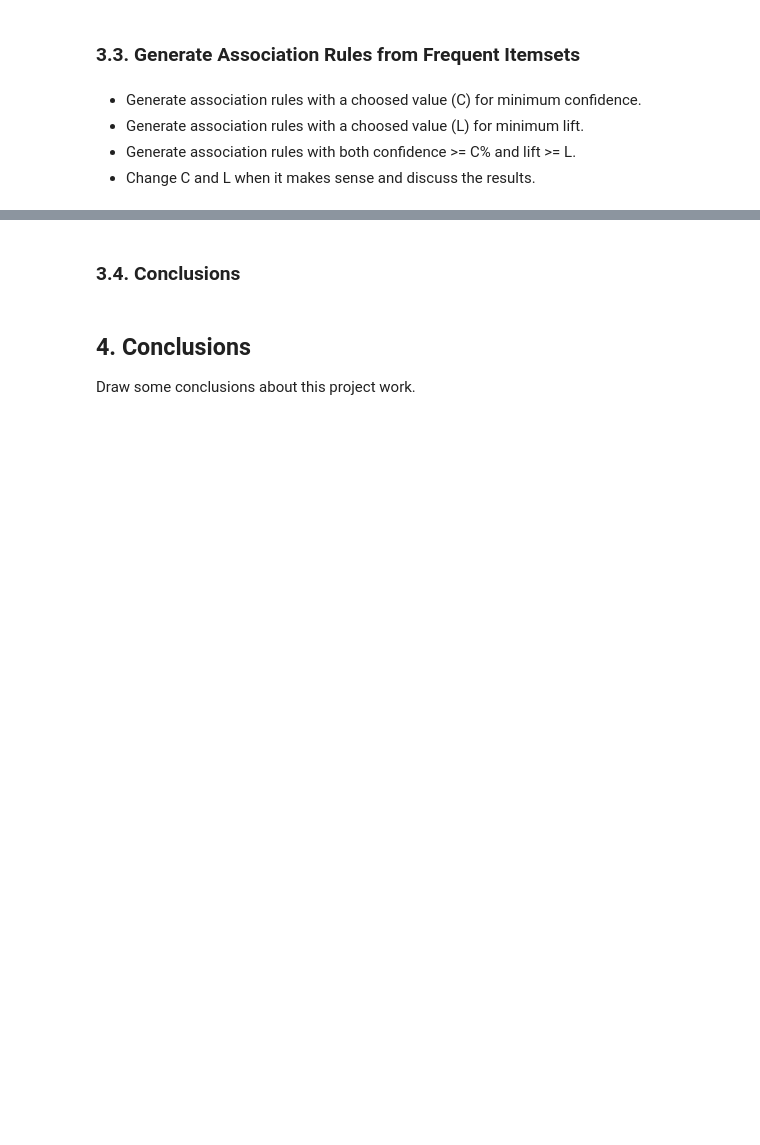
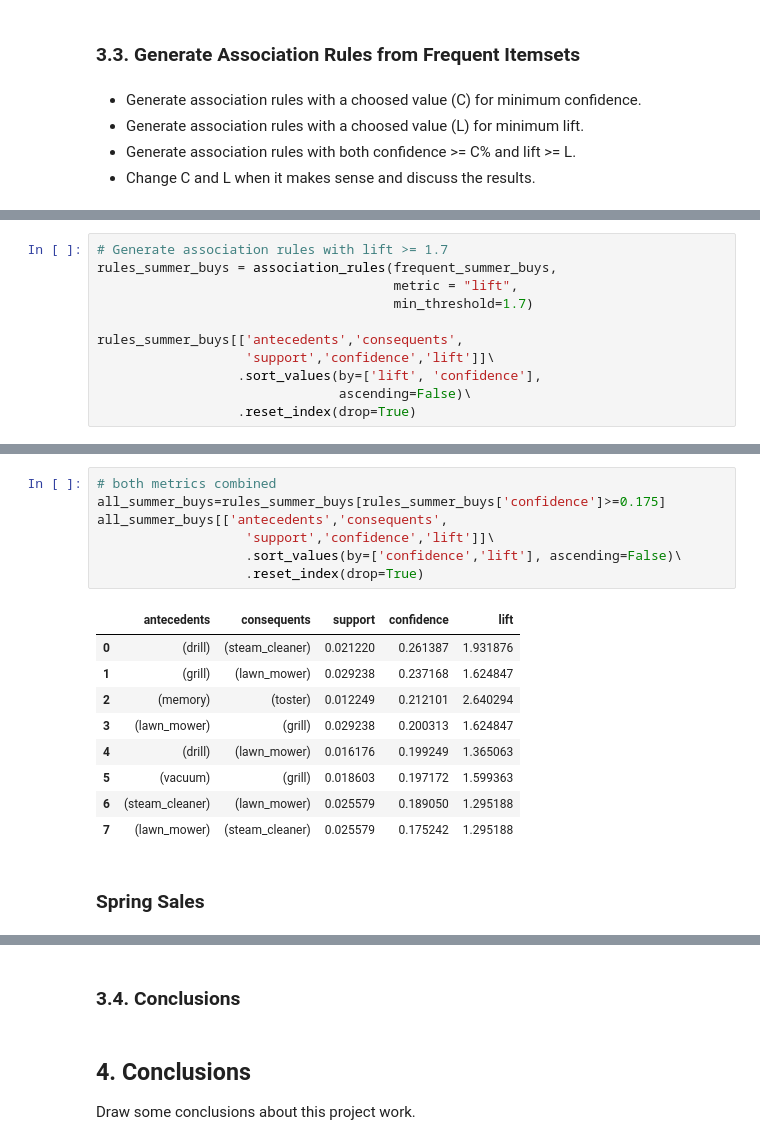
Before and after one commit to flpsantos3/PD_01, a Jupyter notebook: PD_202021_P1.ipynb, the cells around one changed output, grey strips where cells are left out. Cells and saved outputs as stored; diff of their text form; blank space fills up the shorter version.

```diff
--- a/PD_202021_P1.ipynb
+++ b/PD_202021_P1.ipynb
@@ -579,0 +882,11 @@ In this part of the project you should analyse the consumption patterns during t
+# %%
+# Generate association rules with lift >= 1.7
+rules_summer_buys = association_rules(frequent_summer_buys,
+                                      metric = "lift",
+                                      min_threshold=1.7)
+
+rules_summer_buys[['antecedents','consequents',
+                   'support','confidence','lift']]\
+                  .sort_values(by=['lift', 'confidence'],
+                               ascending=False)\
+                  .reset_index(drop=True)
@@ -579,0 +901,19 @@ In this part of the project you should analyse the consumption patterns during t
+# %%
+# both metrics combined
+all_summer_buys=rules_summer_buys[rules_summer_buys['confidence']>=0.175]
+all_summer_buys[['antecedents','consequents',
+                   'support','confidence','lift']]\
+                   .sort_values(by=['confidence','lift'], ascending=False)\
+                   .reset_index(drop=True)
+# %% [output]
+|  | antecedents | consequents | support | confidence | lift |
+| 0 | (drill) | (steam_cleaner) | 0.021220 | 0.261387 | 1.931876 |
+| 1 | (grill) | (lawn_mower) | 0.029238 | 0.237168 | 1.624847 |
+| 2 | (memory) | (toster) | 0.012249 | 0.212101 | 2.640294 |
+| 3 | (lawn_mower) | (grill) | 0.029238 | 0.200313 | 1.624847 |
+| 4 | (drill) | (lawn_mower) | 0.016176 | 0.199249 | 1.365063 |
+| 5 | (vacuum) | (grill) | 0.018603 | 0.197172 | 1.599363 |
+| 6 | (steam_cleaner) | (lawn_mower) | 0.025579 | 0.189050 | 1.295188 |
+| 7 | (lawn_mower) | (steam_cleaner) | 0.025579 | 0.175242 | 1.295188 |
+# %% [markdown]
+### Spring Sales
```
Also changed, not shown: parts of 32 cells of this notebook.
